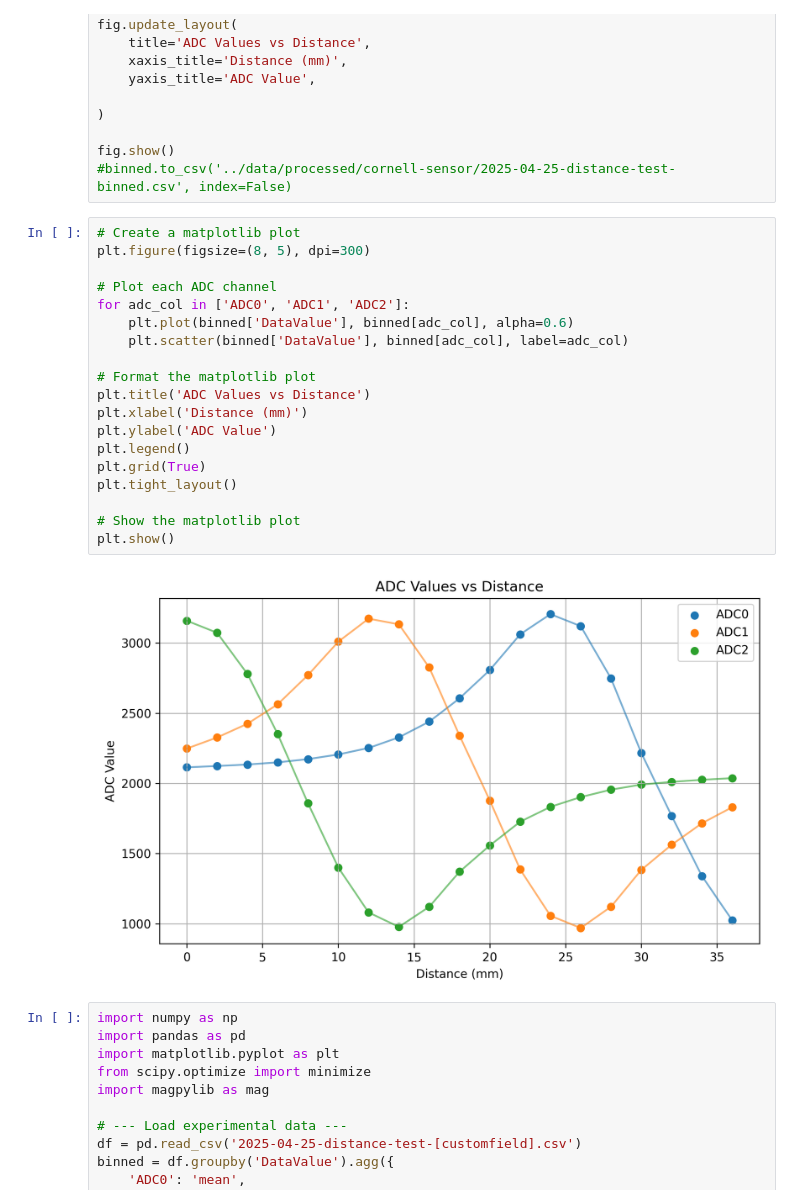
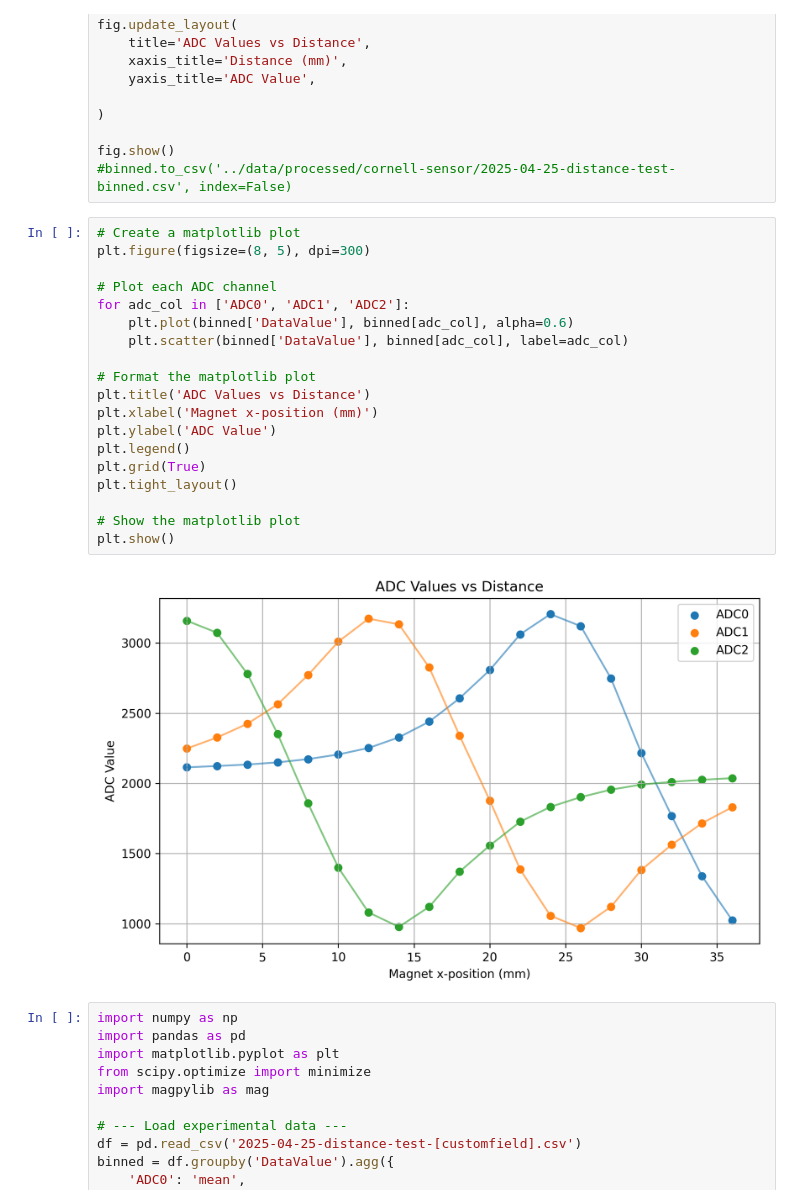
Before and after one commit to nekrutnikolai/depth_sensor, a Jupyter notebook: DepthSensorJonathanAnalysis.ipynb, the cells around one changed output. Cells and saved outputs as stored; diff of their text form.

```diff
--- a/DepthSensorJonathanAnalysis.ipynb
+++ b/DepthSensorJonathanAnalysis.ipynb
@@ -313,24 +313,24 @@ fig.show()
 # %%
 # Create a matplotlib plot
 plt.figure(figsize=(8, 5), dpi=300)
 
 # Plot each ADC channel
 for adc_col in ['ADC0', 'ADC1', 'ADC2']:
     plt.plot(binned['DataValue'], binned[adc_col], alpha=0.6)
     plt.scatter(binned['DataValue'], binned[adc_col], label=adc_col)
 
 # Format the matplotlib plot
 plt.title('ADC Values vs Distance')
-plt.xlabel('Distance (mm)')
+plt.xlabel('Magnet x-position (mm)')
 plt.ylabel('ADC Value')
 plt.legend()
 plt.grid(True)
 plt.tight_layout()
 
 # Show the matplotlib plot
 plt.show()
 # %% [output]
-[figure, old version]
+[figure, new version]
 # %%
 import numpy as np
 import pandas as pd
```
Also changed, not shown: parts of 6 cells of this notebook, 15 other files.
